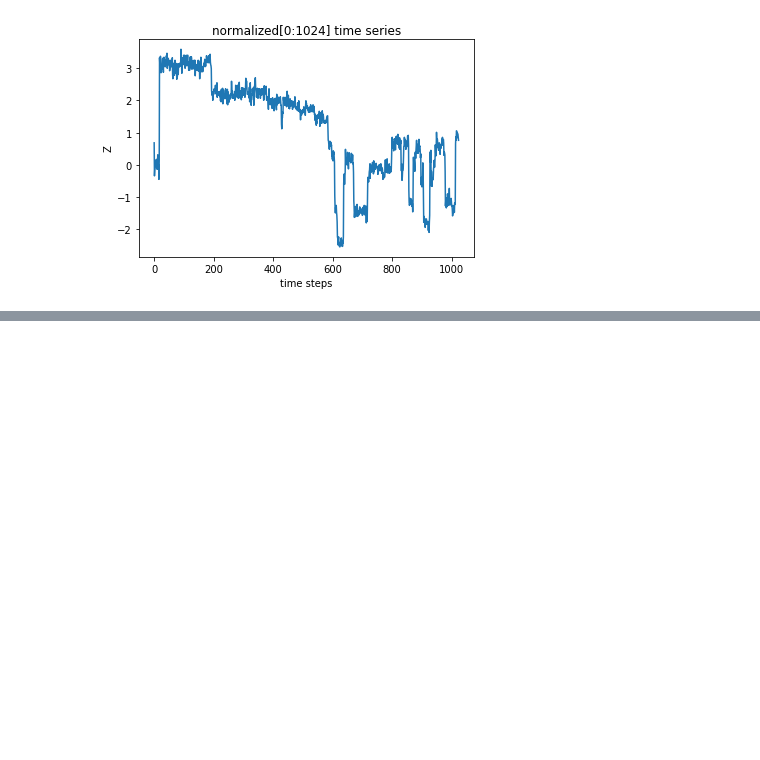
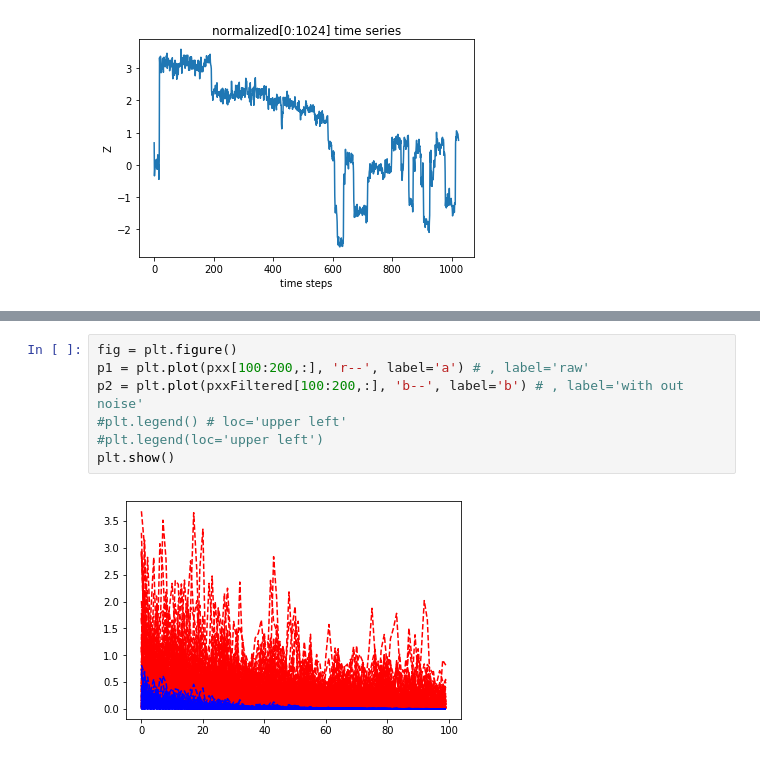
Before and after one commit to AEDWIP/DeepBio, a Jupyter notebook: nanoPoreSpectrogram.ipynb, the cells around one changed output, grey strips where cells are left out. Drawn from its saved outputs; the diff is of its cells as text; blank space fills up the shorter version.

```diff
--- a/nanoPoreSpectrogram.ipynb
+++ b/nanoPoreSpectrogram.ipynb
@@ -206,0 +242,9 @@ plt.show()
+# %%
+fig = plt.figure()
+p1 = plt.plot(pxx[100:200,:], 'r--', label='a') # , label='raw'
+p2 = plt.plot(pxxFiltered[100:200,:], 'b--', label='b') # , label='with out noise'
+#plt.legend() # loc='upper left'
+#plt.legend(loc='upper left')
+plt.show()
+# %% [output]
+[figure, added]
```
Also changed, not shown: parts of 10 cells of this notebook, 1 other file.
